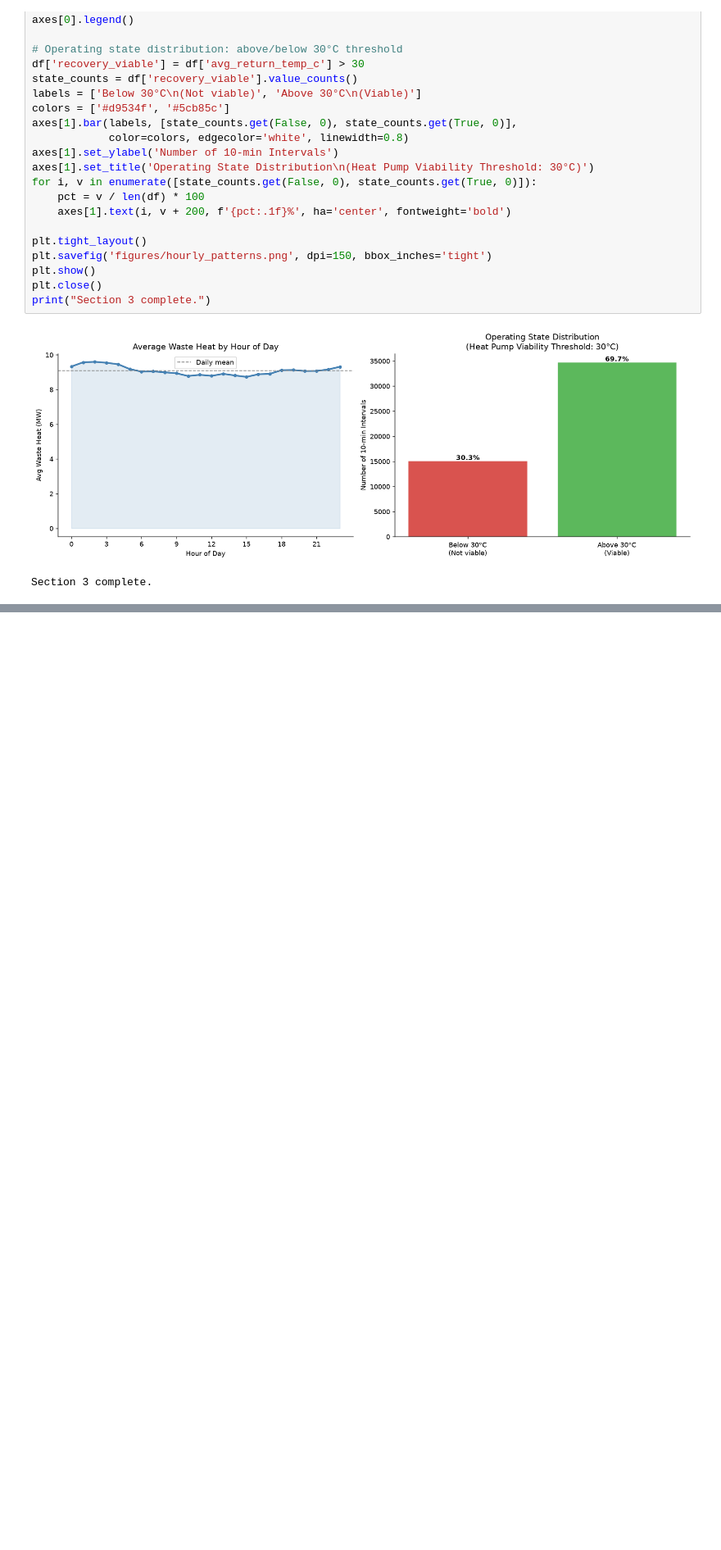
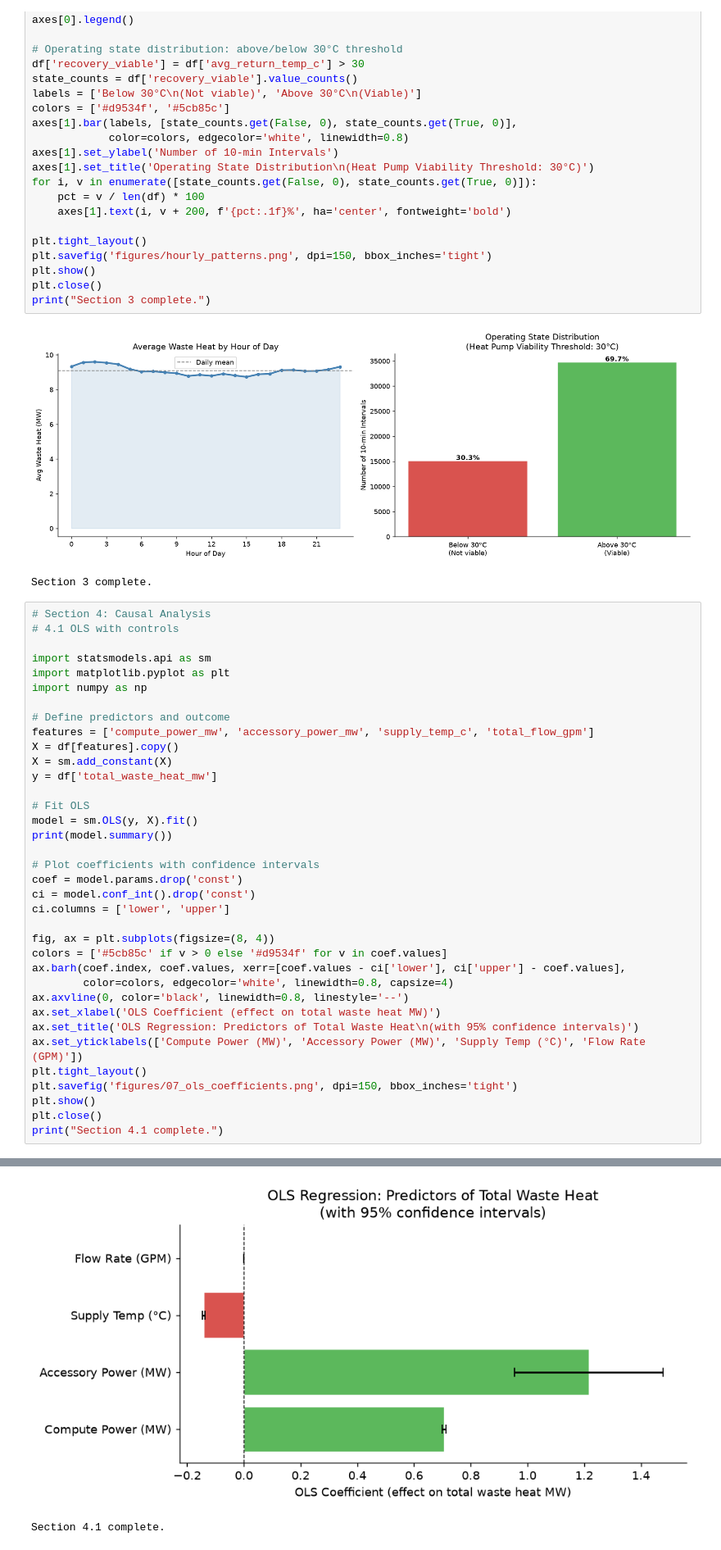
Before and after one commit to Data-Laur/thermal-intelligence-hpc, a Jupyter notebook: data/thermal_intelligence.ipynb, the cells around one changed output, grey strips where cells are left out. Shown at 82% size. Cells and saved outputs as stored; diff of their text form; blank space fills up the shorter version.

Commit message:
Add Section 4 causal analysis figures

```diff
--- a/data/thermal_intelligence.ipynb
+++ b/data/thermal_intelligence.ipynb
@@ -425,3 +423,40 @@ print("Section 3 complete.")
 # %% [output]
 [figure]
 Section 3 complete.
+# %%
+# Section 4: Causal Analysis
+# 4.1 OLS with controls
+
+import statsmodels.api as sm
+import matplotlib.pyplot as plt
+import numpy as np
+
+# Define predictors and outcome
+features = ['compute_power_mw', 'accessory_power_mw', 'supply_temp_c', 'total_flow_gpm']
+X = df[features].copy()
+X = sm.add_constant(X)
+y = df['total_waste_heat_mw']
+
+# Fit OLS
+model = sm.OLS(y, X).fit()
+print(model.summary())
+
+# Plot coefficients with confidence intervals
+coef = model.params.drop('const')
+ci = model.conf_int().drop('const')
+ci.columns = ['lower', 'upper']
+
+fig, ax = plt.subplots(figsize=(8, 4))
+colors = ['#5cb85c' if v > 0 else '#d9534f' for v in coef.values]
+ax.barh(coef.index, coef.values, xerr=[coef.values - ci['lower'], ci['upper'] - coef.values],
+        color=colors, edgecolor='white', linewidth=0.8, capsize=4)
+ax.axvline(0, color='black', linewidth=0.8, linestyle='--')
+ax.set_xlabel('OLS Coefficient (effect on total waste heat MW)')
+ax.set_title('OLS Regression: Predictors of Total Waste Heat\n(with 95% confidence intervals)')
+ax.set_yticklabels(['Compute Power (MW)', 'Accessory Power (MW)', 'Supply Temp (°C)', 'Flow Rate (GPM)'])
+plt.tight_layout()
+plt.savefig('figures/07_ols_coefficients.png', dpi=150, bbox_inches='tight')
+plt.show()
+plt.close()
+print("Section 4.1 complete.")
+# %% [output]
@@ -427,0 +480,2 @@ Section 3 complete.
+[figure, added]
+Section 4.1 complete.
```
Also changed, not shown: parts of 12 cells of this notebook, 12 other files.
